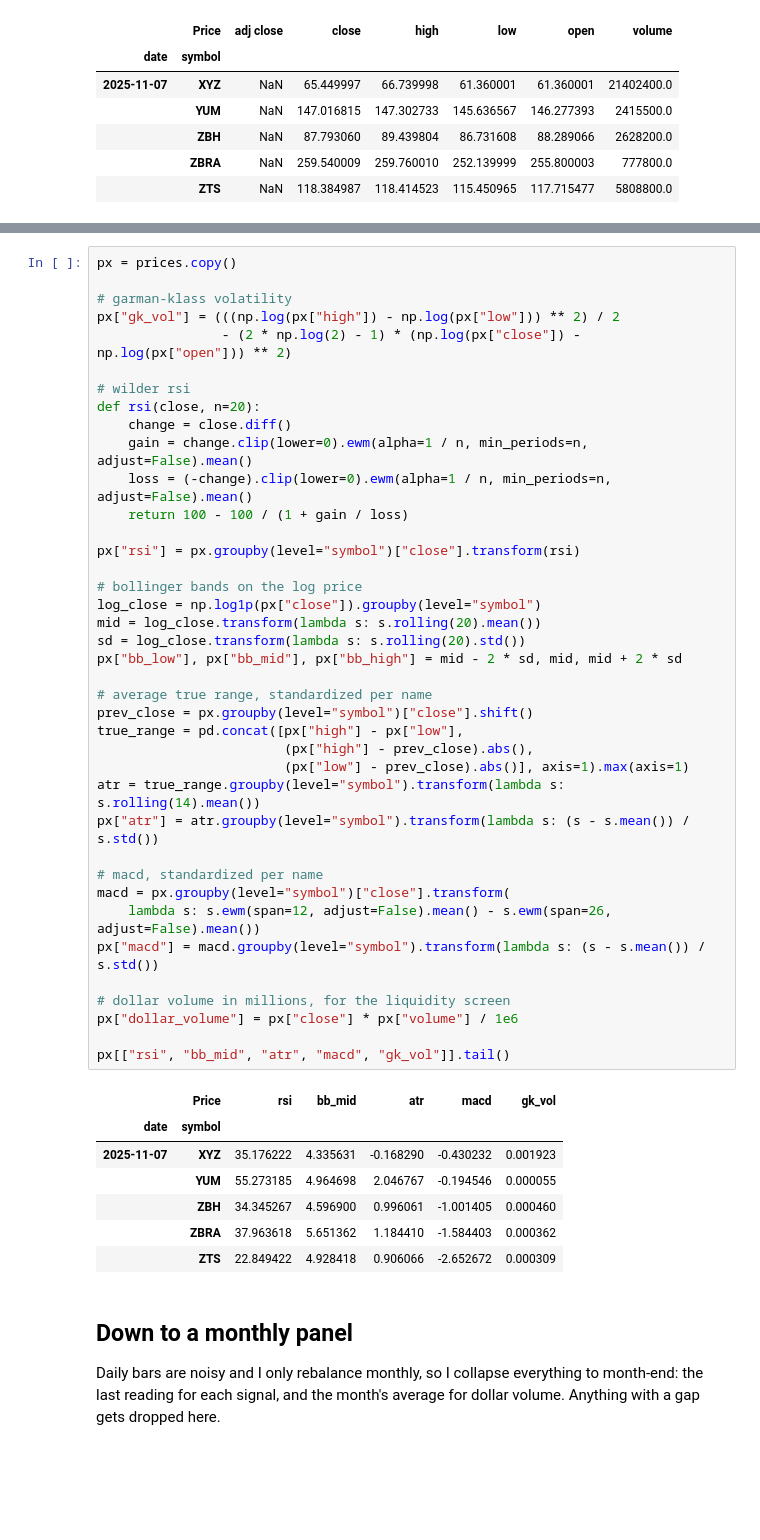
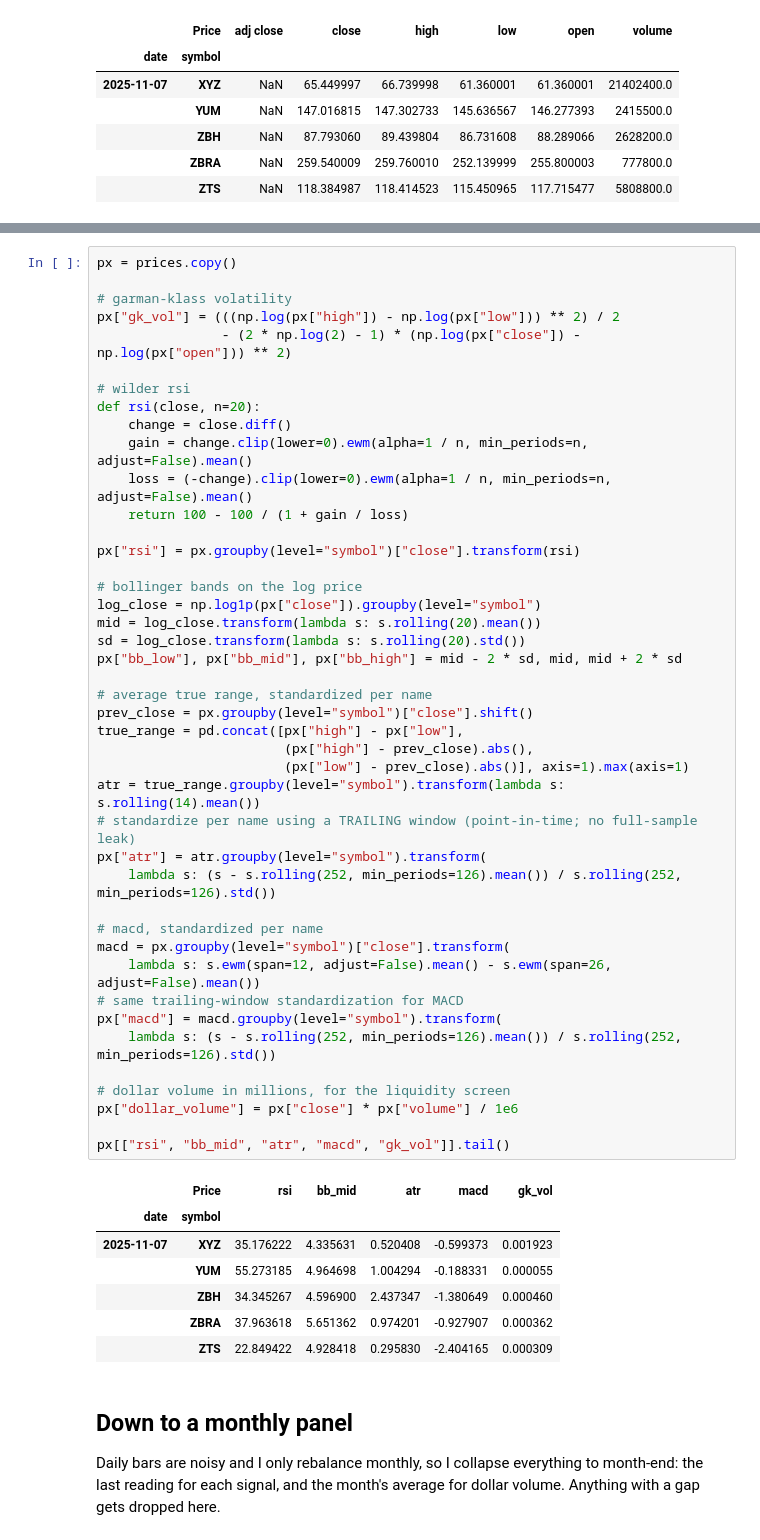
Before and after one commit to saeedmohseni97/sp500-kmeans-portfolio-optimization, a Jupyter notebook: Unsupervised_Trading_Strategy.ipynb, the cells around one changed output, grey strips where cells are left out. Cells and saved outputs as stored; diff of their text form; blank space fills up the shorter version.

```diff
--- a/Unsupervised_Trading_Strategy.ipynb
+++ b/Unsupervised_Trading_Strategy.ipynb
@@ -97,40 +100,44 @@ def rsi(close, n=20):
     gain = change.clip(lower=0).ewm(alpha=1 / n, min_periods=n, adjust=False).mean()
     loss = (-change).clip(lower=0).ewm(alpha=1 / n, min_periods=n, adjust=False).mean()
     return 100 - 100 / (1 + gain / loss)
 
 px["rsi"] = px.groupby(level="symbol")["close"].transform(rsi)
 
 # bollinger bands on the log price
 log_close = np.log1p(px["close"]).groupby(level="symbol")
 mid = log_close.transform(lambda s: s.rolling(20).mean())
 sd = log_close.transform(lambda s: s.rolling(20).std())
 px["bb_low"], px["bb_mid"], px["bb_high"] = mid - 2 * sd, mid, mid + 2 * sd
 
 # average true range, standardized per name
 prev_close = px.groupby(level="symbol")["close"].shift()
 true_range = pd.concat([px["high"] - px["low"],
                         (px["high"] - prev_close).abs(),
                         (px["low"] - prev_close).abs()], axis=1).max(axis=1)
 atr = true_range.groupby(level="symbol").transform(lambda s: s.rolling(14).mean())
-px["atr"] = atr.groupby(level="symbol").transform(lambda s: (s - s.mean()) / s.std())
+# standardize per name using a TRAILING window (point-in-time; no full-sample leak)
+px["atr"] = atr.groupby(level="symbol").transform(
+    lambda s: (s - s.rolling(252, min_periods=126).mean()) / s.rolling(252, min_periods=126).std())
 
 # macd, standardized per name
 macd = px.groupby(level="symbol")["close"].transform(
     lambda s: s.ewm(span=12, adjust=False).mean() - s.ewm(span=26, adjust=False).mean())
-px["macd"] = macd.groupby(level="symbol").transform(lambda s: (s - s.mean()) / s.std())
+# same trailing-window standardization for MACD
+px["macd"] = macd.groupby(level="symbol").transform(
+    lambda s: (s - s.rolling(252, min_periods=126).mean()) / s.rolling(252, min_periods=126).std())
 
 # dollar volume in millions, for the liquidity screen
 px["dollar_volume"] = px["close"] * px["volume"] / 1e6
 
 px[["rsi", "bb_mid", "atr", "macd", "gk_vol"]].tail()
 # %% [output]
 |  | Price | rsi | bb_mid | atr | macd | gk_vol |
 | date | symbol |  |  |  |  |  |
-| 2025-11-07 | XYZ | 35.176222 | 4.335631 | -0.168290 | -0.430232 | 0.001923 |
-|  | YUM | 55.273185 | 4.964698 | 2.046767 | -0.194546 | 0.000055 |
-|  | ZBH | 34.345267 | 4.596900 | 0.996061 | -1.001405 | 0.000460 |
-|  | ZBRA | 37.963618 | 5.651362 | 1.184410 | -1.584403 | 0.000362 |
-|  | ZTS | 22.849422 | 4.928418 | 0.906066 | -2.652672 | 0.000309 |
+| 2025-11-07 | XYZ | 35.176222 | 4.335631 | 0.520408 | -0.599373 | 0.001923 |
+|  | YUM | 55.273185 | 4.964698 | 1.004294 | -0.188331 | 0.000055 |
+|  | ZBH | 34.345267 | 4.596900 | 2.437347 | -1.380649 | 0.000460 |
+|  | ZBRA | 37.963618 | 5.651362 | 0.974201 | -0.927907 | 0.000362 |
+|  | ZTS | 22.849422 | 4.928418 | 0.295830 | -2.404165 | 0.000309 |
 # %% [markdown]
 ## Down to a monthly panel
 
```
Also changed, not shown: parts of 17 cells of this notebook, 3 other files.
